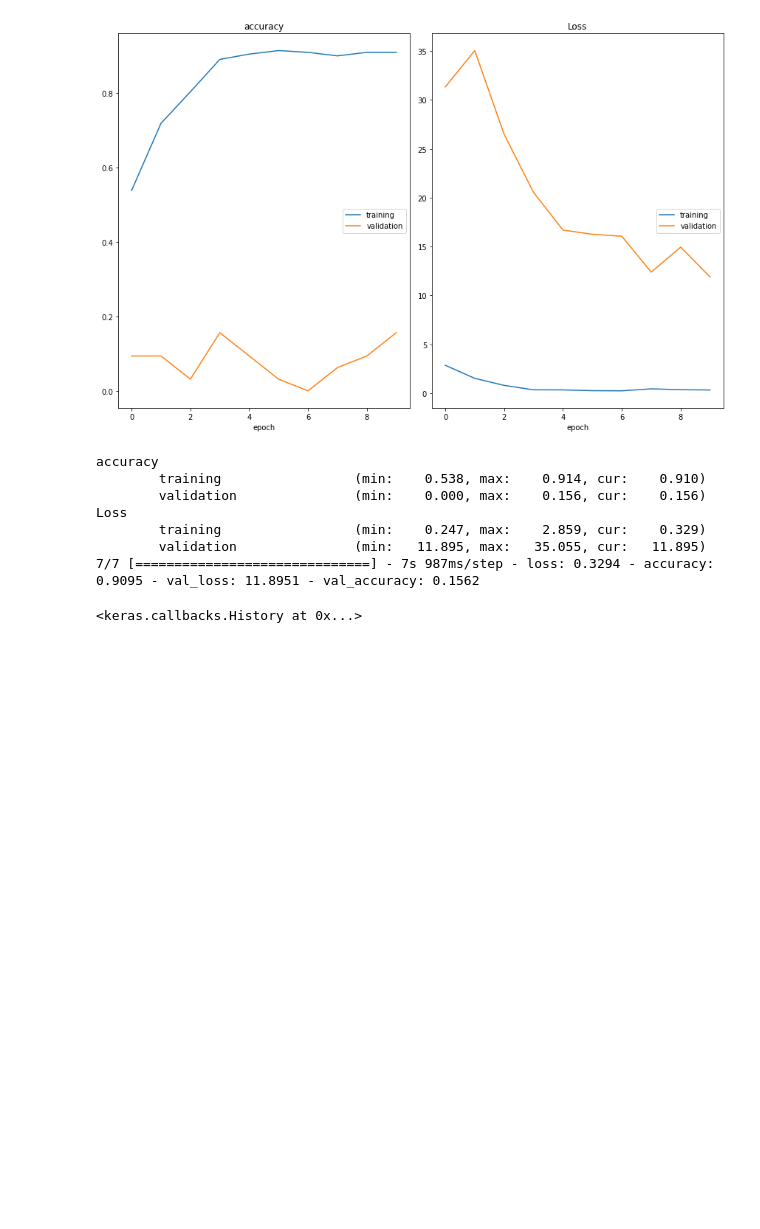
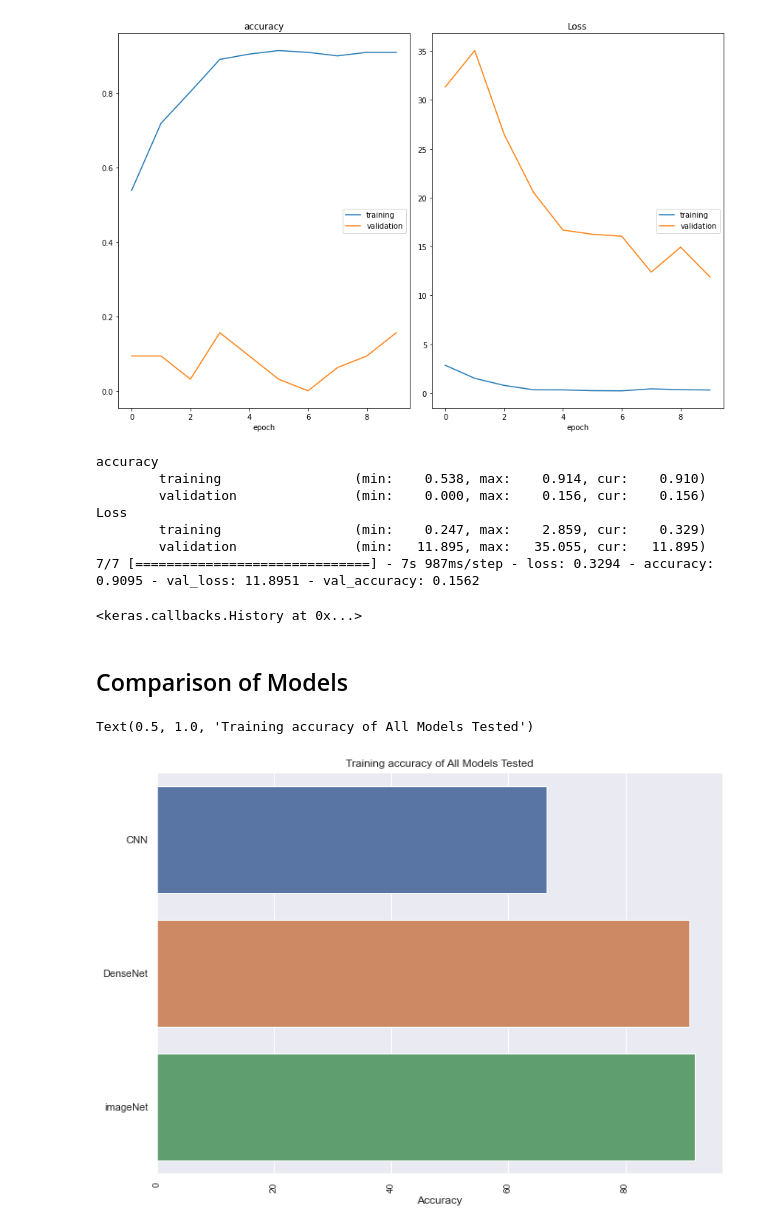
Before and after one commit to seemamishra33/Lung_Infection_Detection, a Jupyter notebook: notebooks/Lung infection detection.ipynb, the cells around one changed output. Cells and saved outputs as stored; diff of their text form; code cells hidden in the pictures; blank space fills up the shorter version.

Commit message:
Comparison of models

```diff
--- a/notebooks/Lung infection detection.ipynb
+++ b/notebooks/Lung infection detection.ipynb
@@ -527,3 +528,22 @@ Loss
         validation               (min:   11.895, max:   35.055, cur:   11.895)
 7/7 [==============================] - 7s 987ms/step - loss: 0.3294 - accuracy: 0.9095 - val_loss: 11.8951 - val_accuracy: 0.1562
 <keras.callbacks.History at 0x...>
+# %% [markdown]
+## Comparison of Models
+# %%
+models_dict = {'CNN': 66.52, 'imageNet': 91.90, 'DenseNet' : 90.95 }
+models_scores = pd.Series(models_dict)
+models_scores = models_scores.sort_values()
+# %%
+from matplotlib import pyplot
+import seaborn as sns
+
+sns.set(rc={'figure.figsize':(,8)})
+sns.barplot(x=models_scores.values, y = models_scores.index, orient='h')
+
+plt.xlabel('Accuracy')
+plt.xticks(rotation='vertical',fontsize=10)
+plt.title('Training accuracy of All Models Tested')
+# %% [output]
+Text(0.5, 1.0, 'Training accuracy of All Models Tested')
+[figure, added]
```
Also changed, not shown: parts of 1 cell of this notebook, 10 other files.
